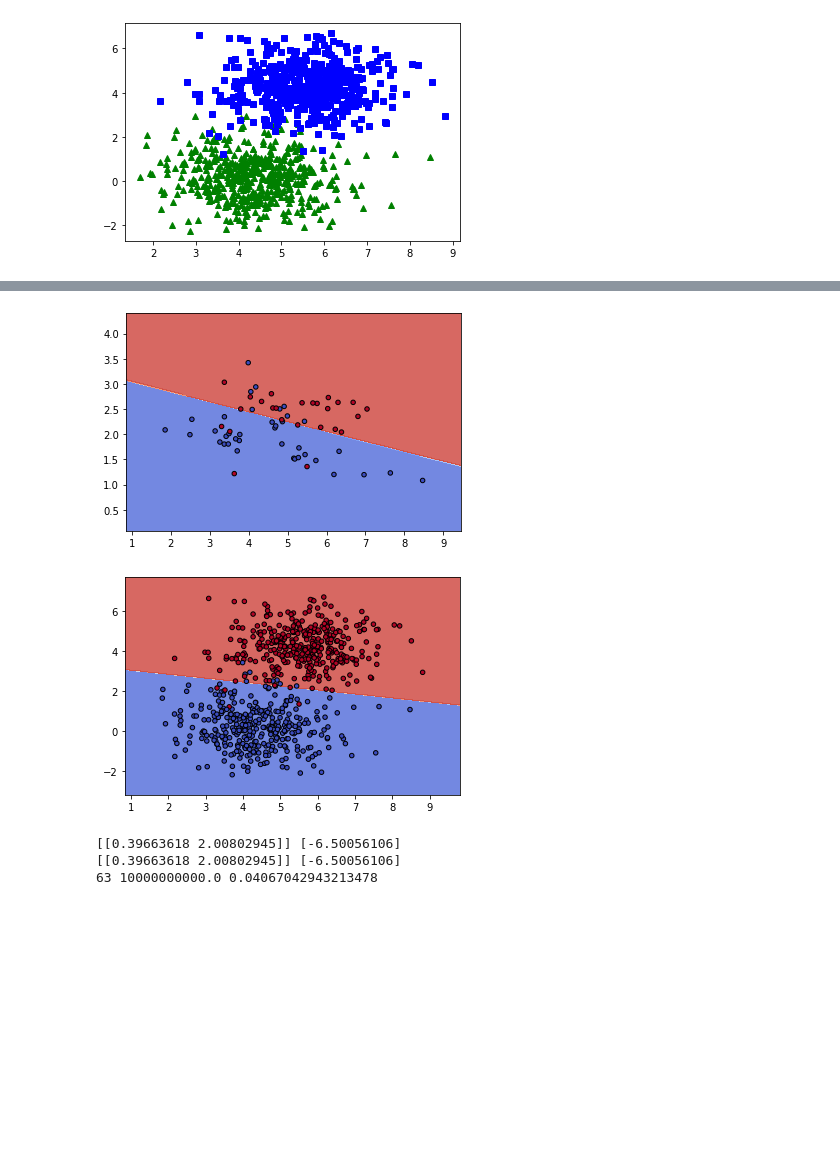
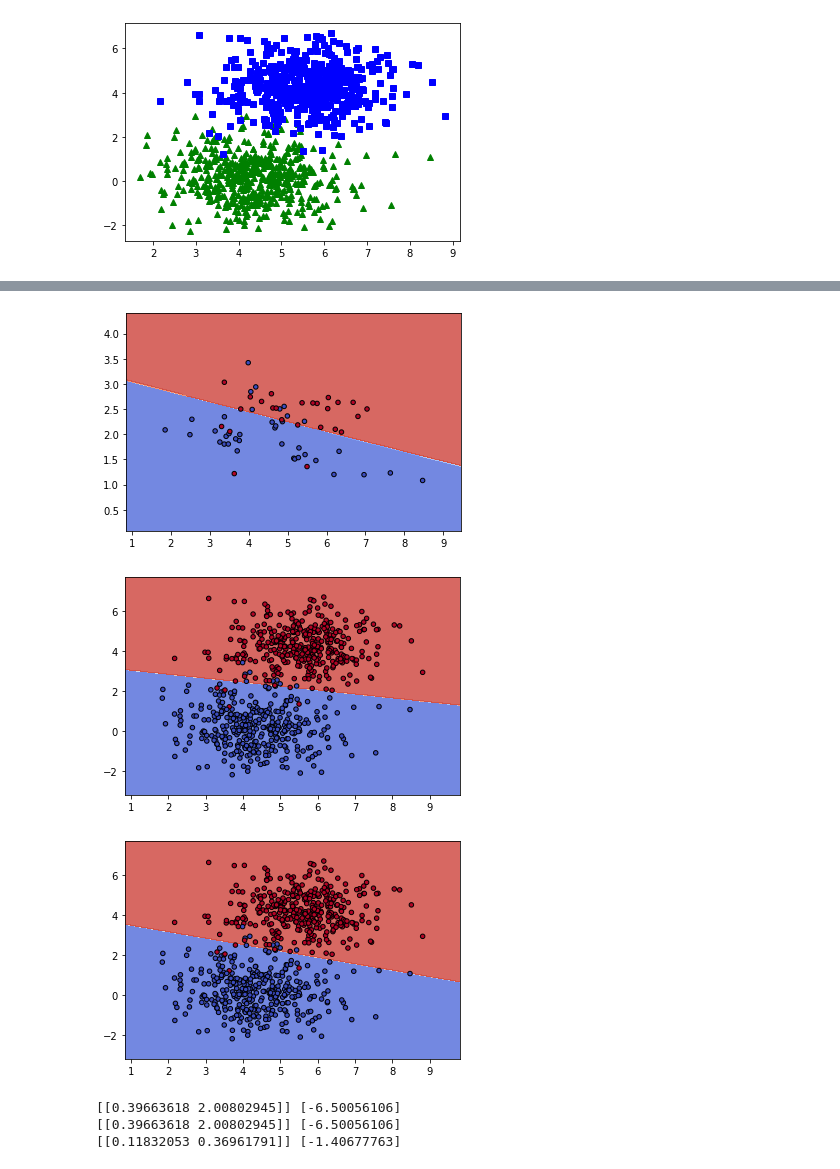
Before and after one commit to jonathanvevance/model_security, a Jupyter notebook: svm_proxy.ipynb, the cells around one changed output, grey strips where cells are left out. Saved outputs shown, nothing was run; the diff lists cells and outputs as text; code cells hidden in the pictures; blank space fills up the shorter version.

```diff
--- a/svm_proxy.ipynb
+++ b/svm_proxy.ipynb
@@ -236,23 +240,27 @@ print(proxy.X_retained.shape[0], proxy.min_dist_DB, proxy.min_pairwise_dist)
 # %%
 proxy.update(X_u1, y_u1)
 
 X_a = np.vstack((X_a, X_u1))
 y_a = np.append(y_a, y_u1)
 attacker.fit(X_a, y_a)
+ridge.fit(X_a, y_a)
 
 plot_decision_svm(proxy.X_retained, proxy.y_retained, proxy.clf)
 plot_decision_svm(X_a, y_a, attacker)
+plot_decision_svm(X_a, y_a, ridge)
 # %% [output]
 [figure]
 [figure]
+[figure, added]
 # %%
 print(proxy.weights, proxy.bias)
 print(attacker.coef_, attacker.intercept_)
-print(proxy.X_retained.shape[0], proxy.min_dist_DB, proxy.min_pairwise_dist)
+print(ridge.coef_, ridge.intercept_)
+# print(proxy.X_retained.shape[0], proxy.min_dist_DB, proxy.min_pairwise_dist)
 # %% [output]
 [[0.39663618 2.00802945]] [-6.50056106]
 [[0.39663618 2.00802945]] [-6.50056106]
-63 10000000000.0 0.04067042943213478
+[[0.11832053 0.36961791]] [-1.40677763]
 # %%
 proxy.update(X_u2, y_u2)
 
```
Also changed, not shown: parts of 8 cells of this notebook.
